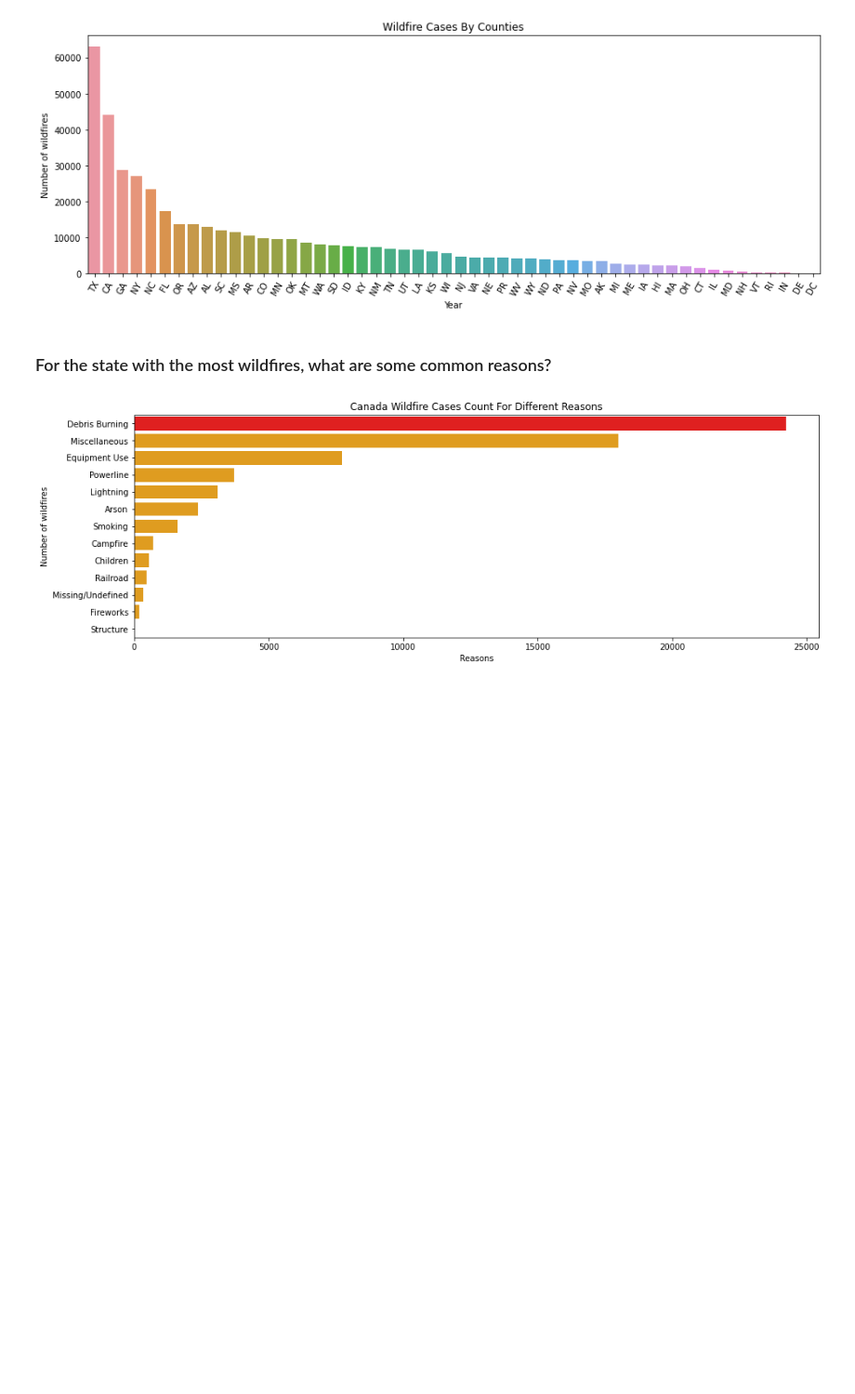
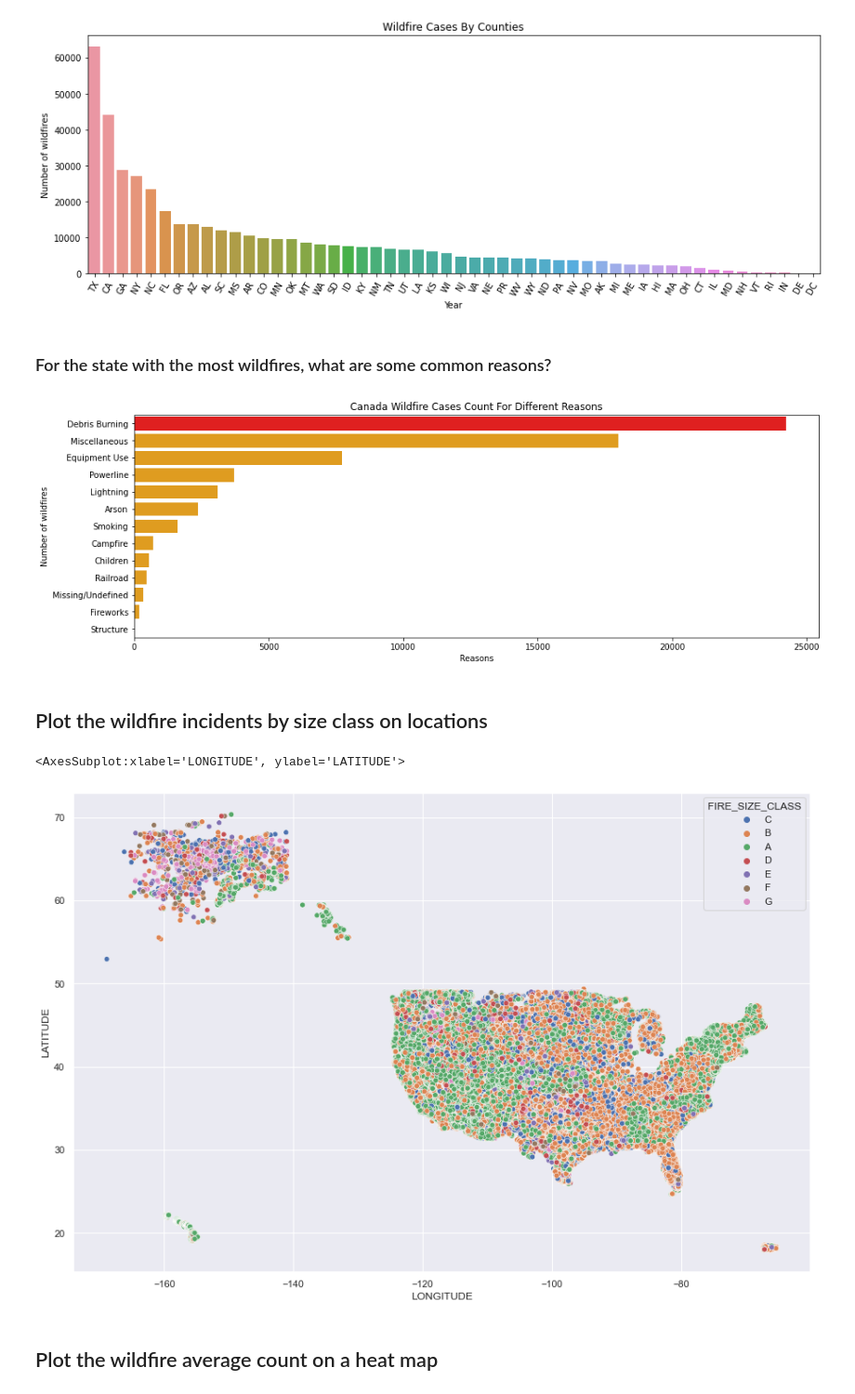
Before and after one commit to huruifu/733-project, a Jupyter notebook: project.ipynb, the cells around one changed output. Shown at 93% size. Cells and saved outputs as stored; diff of their text form; code cells hidden in the pictures; blank space fills up the shorter version.

Commit message:
visuals and heatmap added

```diff
--- a/project.ipynb
+++ b/project.ipynb
@@ -99,3 +112,13 @@ plt.title('Canada Wildfire Cases Count For Different Reasons')
 plt.show()
 # %% [output]
 [figure]
+# %% [markdown]
+## Plot the wildfire incidents by size class on locations
+# %%
+sns.set(rc={'figure.figsize':(15,10)})
+sns.scatterplot(x="LONGITUDE", y="LATITUDE", data=wildfire, hue="FIRE_SIZE_CLASS")
+# %% [output]
+<AxesSubplot:xlabel='LONGITUDE', ylabel='LATITUDE'>
+[figure, added]
+# %% [markdown]
+## Plot the wildfire average count on a heat map
```
Also changed, not shown: parts of 12 cells of this notebook.
